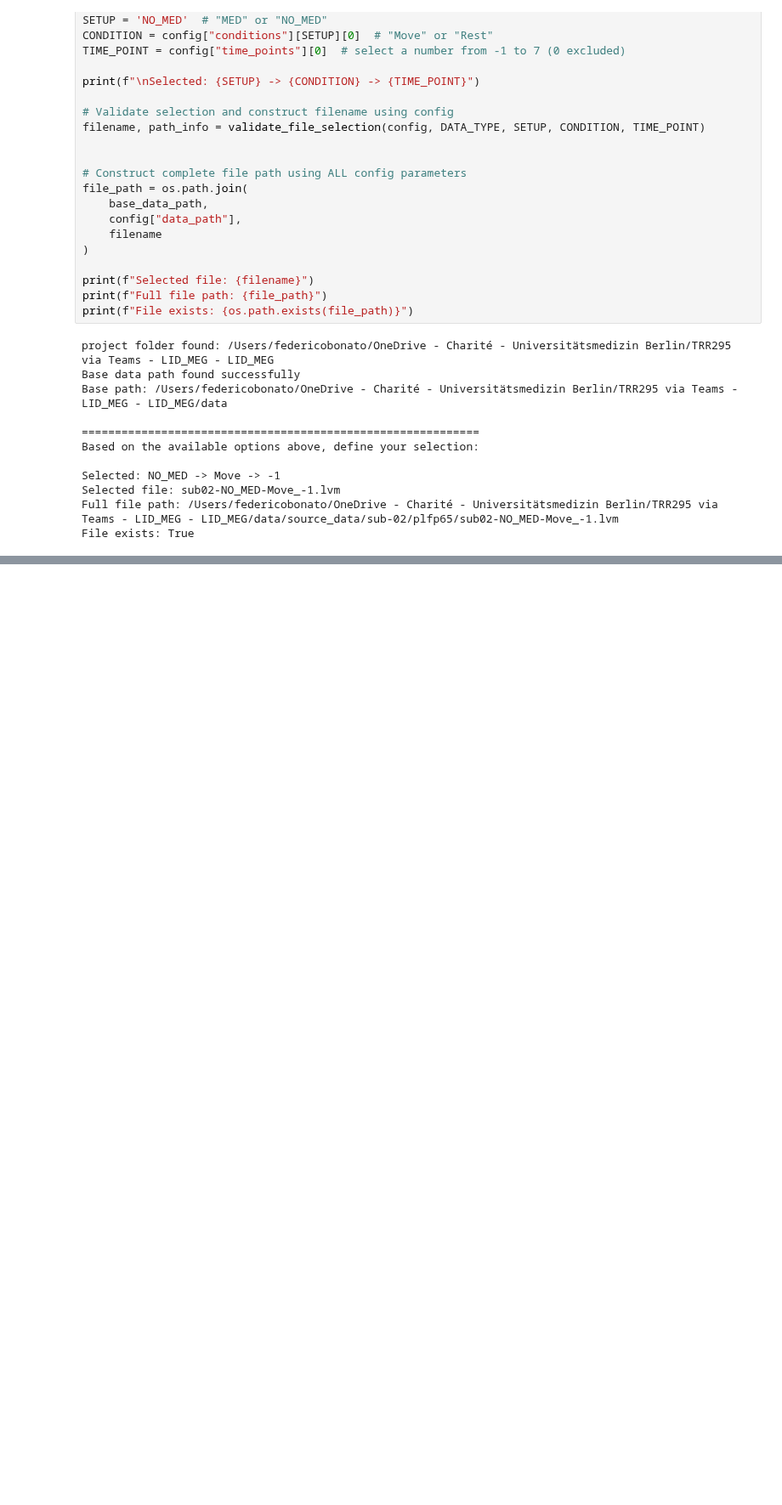
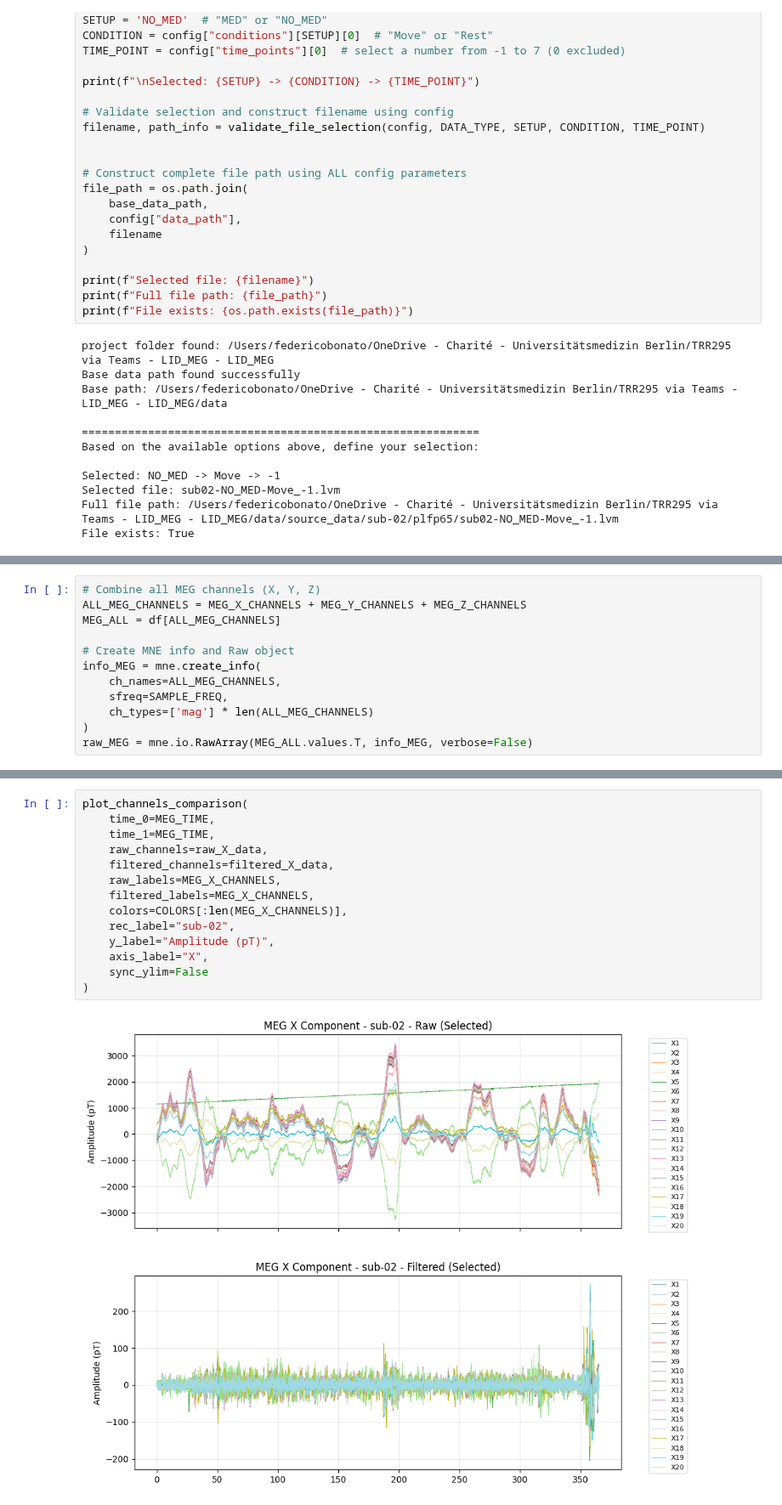
Before and after one commit to jgvhabets/lid_opm, a Jupyter notebook: MEG-EMG-Analysis/Code/notebook/sub-02_preprocessing.ipynb, the cells around one changed output, grey strips where cells are left out. Shown at 85% size. Saved outputs shown, nothing was run; the diff lists cells and outputs as text; blank space fills up the shorter version.

```diff
--- a/MEG-EMG-Analysis/Code/notebook/sub-02_preprocessing.ipynb
+++ b/MEG-EMG-Analysis/Code/notebook/sub-02_preprocessing.ipynb
@@ -141,0 +208,12 @@ Time    12:44:10.1353811994194984436
+# %%
+# Combine all MEG channels (X, Y, Z)
+ALL_MEG_CHANNELS = MEG_X_CHANNELS + MEG_Y_CHANNELS + MEG_Z_CHANNELS
+MEG_ALL = df[ALL_MEG_CHANNELS]
+
+# Create MNE info and Raw object
+info_MEG = mne.create_info(
+    ch_names=ALL_MEG_CHANNELS,
+    sfreq=SAMPLE_FREQ,
+    ch_types=['mag'] * len(ALL_MEG_CHANNELS)
+)
+raw_MEG = mne.io.RawArray(MEG_ALL.values.T, info_MEG, verbose=False)
@@ -141,0 +295,16 @@ Time    12:44:10.1353811994194984436
+# %%
+plot_channels_comparison(
+    time_0=MEG_TIME,
+    time_1=MEG_TIME,
+    raw_channels=raw_X_data,
+    filtered_channels=filtered_X_data,
+    raw_labels=MEG_X_CHANNELS,
+    filtered_labels=MEG_X_CHANNELS,
+    colors=COLORS[:len(MEG_X_CHANNELS)],
+    rec_label="sub-02",
+    y_label="Amplitude (pT)",
+    axis_label="X",
+    sync_ylim=False
+)
+# %% [output]
+[figure, added]
```
Also changed, not shown: parts of 13 cells of this notebook, 2 other files.
